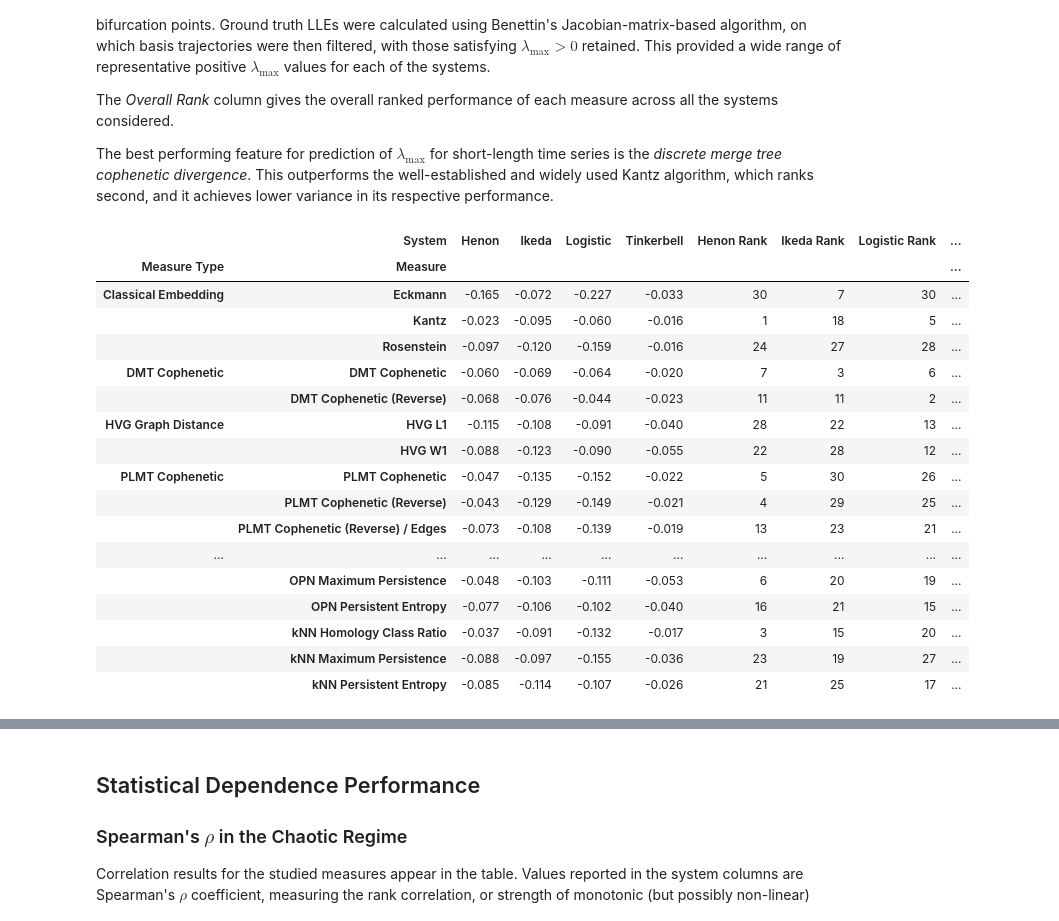
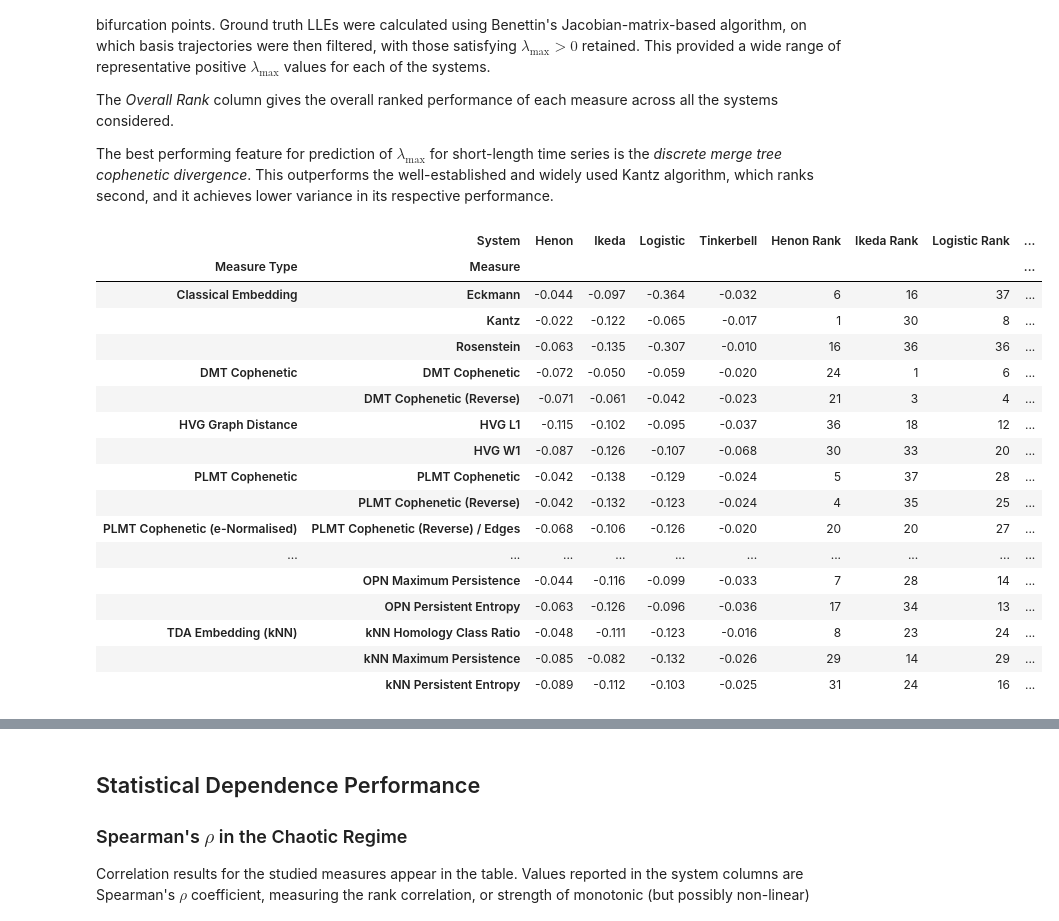
Before and after one commit to colinstephen/topological_divergences, a Jupyter notebook: analyse_results.ipynb, the cells around one changed output, grey strips where cells are left out. Cells and saved outputs as stored; diff of their text form; code cells hidden in the pictures.

```diff
--- a/analyse_results.ipynb
+++ b/analyse_results.ipynb
@@ -57,16 +57,16 @@ merged_data[["Spearman Rho (Chaos)", "Spearman p (Chaos)"]] = merged_data[
 merged_data = merged_data.drop(columns=["spearmanr", "pos_spearmanr"])
 
 # Forget useless divergence
-ignore_measures = (
-    "interleaving_length_0.5_None divergence",
-    "interleaving_length_0.4_None divergence",
-    "interleaving_length_0.3_None divergence",
-    "interleaving_length_0.2_None divergence",
-    "interleaving_length_0.1_None divergence",
-    "cophenetic_length",
-    "cophenetic_reverse_length",
-)
-merged_data = merged_data[~merged_data["Measure"].isin(ignore_measures)]
+# ignore_measures = (
+#     "interleaving_length_0.5_None divergence",
+#     "interleaving_length_0.4_None divergence",
+#     "interleaving_length_0.3_None divergence",
+#     "interleaving_length_0.2_None divergence",
+#     "interleaving_length_0.1_None divergence",
+#     "cophenetic_length",
+#     "cophenetic_reverse_length",
+# )
+# merged_data = merged_data[~merged_data["Measure"].isin(ignore_measures)]
 
 # Ensure the system names are consistent across records
 merged_data["System"] = merged_data["System"].replace("Hénon", "Henon")
@@ -221,37 +242,37 @@ The _Overall Rank_ column gives the overall ranked performance of each measure a
 The best performing feature for prediction of $\lambda_{\max}$ for short-length time series is the _discrete merge tree cophenetic divergence_. This outperforms the well-established and widely used Kantz algorithm, which ranks second, and it achieves lower variance in its respective performance.
 # %%
 df = merged_data
-filtered_df = df[df['Length'] == 500]
-knn_mse_pivot_table = pd.pivot_table(filtered_df, values='kNN MSE (Chaos)', index=['Measure Type', 'Measure'], columns=['System'], aggfunc=lambda x: x)
+filtered_df = df[df['Length'] == 1000]
+knn_mse_pivot_table = pd.pivot_table(filtered_df, values='kNN MSE (Chaos)', index=['Measure Type', 'Measure'], columns=['System'], aggfunc='mean')
 rank_columns = []
 for col in knn_mse_pivot_table.columns:
     rank_col_name = f"{col} Rank"
     knn_mse_pivot_table[rank_col_name] = knn_mse_pivot_table[col].rank(method='min', ascending=False).astype(int)
     rank_columns.append(rank_col_name)
 knn_mse_pivot_table['Mean Rank'] = knn_mse_pivot_table[rank_columns].mean(axis=1)
 knn_mse_pivot_table['STD Rank'] = knn_mse_pivot_table[rank_columns].std(axis=1)
 knn_mse_pivot_table['Overall Rank'] = knn_mse_pivot_table['Mean Rank'].rank(method='min', ascending=True).astype(int)
 pd.options.display.float_format = '{:,.3f}'.format
 display(knn_mse_pivot_table)
 # %% [output]
 |  | System | Henon | Ikeda | Logistic | Tinkerbell | Henon Rank | Ikeda Rank | Logistic Rank | ... |
 | Measure Type | Measure |  |  |  |  |  |  |  | ... |
-| Classical Embedding | Eckmann | -0.165 | -0.072 | -0.227 | -0.033 | 30 | 7 | 30 | ... |
-|  | Kantz | -0.023 | -0.095 | -0.060 | -0.016 | 1 | 18 | 5 | ... |
-|  | Rosenstein | -0.097 | -0.120 | -0.159 | -0.016 | 24 | 27 | 28 | ... |
-| DMT Cophenetic | DMT Cophenetic | -0.060 | -0.069 | -0.064 | -0.020 | 7 | 3 | 6 | ... |
-|  | DMT Cophenetic (Reverse) | -0.068 | -0.076 | -0.044 | -0.023 | 11 | 11 | 2 | ... |
-| HVG Graph Distance | HVG L1 | -0.115 | -0.108 | -0.091 | -0.040 | 28 | 22 | 13 | ... |
-|  | HVG W1 | -0.088 | -0.123 | -0.090 | -0.055 | 22 | 28 | 12 | ... |
-| PLMT Cophenetic | PLMT Cophenetic | -0.047 | -0.135 | -0.152 | -0.022 | 5 | 30 | 26 | ... |
-|  | PLMT Cophenetic (Reverse) | -0.043 | -0.129 | -0.149 | -0.021 | 4 | 29 | 25 | ... |
-|  | PLMT Cophenetic (Reverse) / Edges | -0.073 | -0.108 | -0.139 | -0.019 | 13 | 23 | 21 | ... |
+| Classical Embedding | Eckmann | -0.044 | -0.097 | -0.364 | -0.032 | 6 | 16 | 37 | ... |
+|  | Kantz | -0.022 | -0.122 | -0.065 | -0.017 | 1 | 30 | 8 | ... |
+|  | Rosenstein | -0.063 | -0.135 | -0.307 | -0.010 | 16 | 36 | 36 | ... |
+| DMT Cophenetic | DMT Cophenetic | -0.072 | -0.050 | -0.059 | -0.020 | 24 | 1 | 6 | ... |
+|  | DMT Cophenetic (Reverse) | -0.071 | -0.061 | -0.042 | -0.023 | 21 | 3 | 4 | ... |
+| HVG Graph Distance | HVG L1 | -0.115 | -0.102 | -0.095 | -0.037 | 36 | 18 | 12 | ... |
+|  | HVG W1 | -0.087 | -0.126 | -0.107 | -0.068 | 30 | 33 | 20 | ... |
+| PLMT Cophenetic | PLMT Cophenetic | -0.042 | -0.138 | -0.129 | -0.024 | 5 | 37 | 28 | ... |
+|  | PLMT Cophenetic (Reverse) | -0.042 | -0.132 | -0.123 | -0.024 | 4 | 35 | 25 | ... |
+| PLMT Cophenetic (e-Normalised) | PLMT Cophenetic (Reverse) / Edges | -0.068 | -0.106 | -0.126 | -0.020 | 20 | 20 | 27 | ... |
 | ... | ... | ... | ... | ... | ... | ... | ... | ... | ... |
-|  | OPN Maximum Persistence | -0.048 | -0.103 | -0.111 | -0.053 | 6 | 20 | 19 | ... |
-|  | OPN Persistent Entropy | -0.077 | -0.106 | -0.102 | -0.040 | 16 | 21 | 15 | ... |
-|  | kNN Homology Class Ratio | -0.037 | -0.091 | -0.132 | -0.017 | 3 | 15 | 20 | ... |
-|  | kNN Maximum Persistence | -0.088 | -0.097 | -0.155 | -0.036 | 23 | 19 | 27 | ... |
-|  | kNN Persistent Entropy | -0.085 | -0.114 | -0.107 | -0.026 | 21 | 25 | 17 | ... |
+|  | OPN Maximum Persistence | -0.044 | -0.116 | -0.099 | -0.033 | 7 | 28 | 14 | ... |
+|  | OPN Persistent Entropy | -0.063 | -0.126 | -0.096 | -0.036 | 17 | 34 | 13 | ... |
+| TDA Embedding (kNN) | kNN Homology Class Ratio | -0.048 | -0.111 | -0.123 | -0.016 | 8 | 23 | 24 | ... |
+|  | kNN Maximum Persistence | -0.085 | -0.082 | -0.132 | -0.026 | 29 | 14 | 29 | ... |
+|  | kNN Persistent Entropy | -0.089 | -0.112 | -0.103 | -0.025 | 31 | 24 | 16 | ... |
 # %%
 print(knn_mse_pivot_table.to_latex(float_format="%.4f"))
 # %% [output]
```
Also changed, not shown: parts of 7 cells of this notebook, 18 other files.
